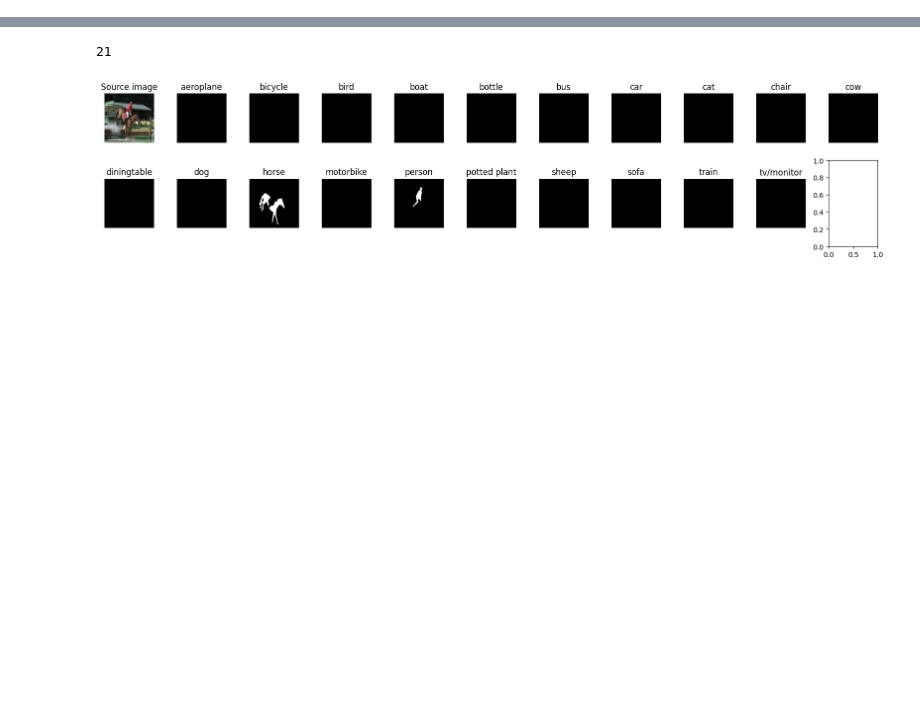
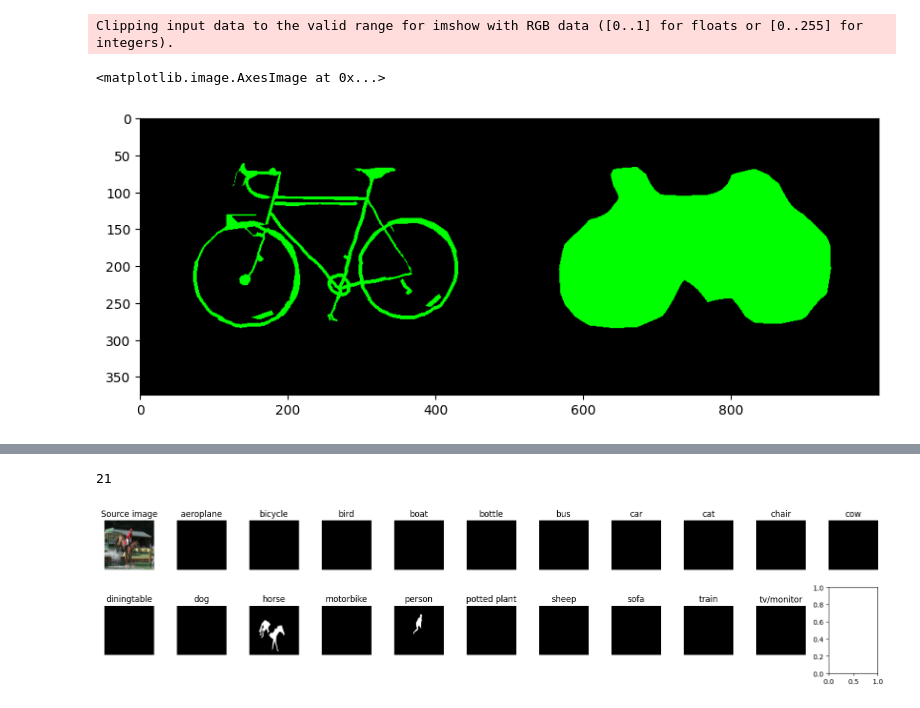
Before and after one commit to xevolesi/pytorch-fcn, a Jupyter notebook: notebooks/playground.ipynb, the cells around one changed output, grey strips where cells are left out. Cells and saved outputs as stored; diff of their text form; code cells hidden in the pictures; blank space fills up the shorter version.

```diff
--- a/notebooks/playground.ipynb
+++ b/notebooks/playground.ipynb
@@ -78,0 +134,8 @@ Clipping input data to the valid range for imshow with RGB data ([0..1] for floa
+# %%
+from source.models import FCN32VGG16
+from source.utils.augmentations import get_albumentation_augs
+
+transforms = get_albumentation_augs(config)["val"]
+model = FCN32VGG16(config).to("cpu")
+model.load_state_dict(torch.load("logs/2023-02-26 06:44:23.753710/weights/fcn_iou_0.5540962815284729.pt"))
+model.eval();
@@ -78,0 +160,16 @@ Clipping input data to the valid range for imshow with RGB data ([0..1] for floa
+# %%
+fixed_batch =  (
+    torch.randn(10, 3, 333, 516) * torch.as_tensor([255, 0, 0]).view(1, -1, 1, 1)
+    ).clamp(0, 255)
+outputs =  (
+    torch.randn(10, 3, 333, 516) * torch.as_tensor([0, 255, 0]).view(1, -1, 1, 1)
+    ).clamp(0, 255)
+masks = (
+    torch.randn(10, 3, 333, 516) * torch.as_tensor([0, 0, 255]).view(1, -1, 1, 1)
+).clamp(0, 255)
+# %%
+log_batch = torch.zeros(3 * 10, 3, 333, 516)
+for i in range(10):
+    log_batch[3 * i, :, :, :] = fixed_batch[i]
+    log_batch[3 * i + 1, :, :, :] = masks[i]
+    log_batch[3 * i + 2, :, :, :] = outputs[i]
@@ -78,0 +205,25 @@ Clipping input data to the valid range for imshow with RGB data ([0..1] for floa
+# %%
+def read_sample(image_path, mask_path):
+    image = np.array(Image.open(image_path).convert("RGB"))
+    label = np.array(Image.open(mask_path)).astype(np.int32)
+    label2 = np.zeros((*label.shape, 3))
+    for i in range(len(VOC_COLORMAP)):
+        label2[label == i] = VOC_COLORMAP[i]
+    return image, label, label2
+
+
+image, label, label2 = read_sample(images[512], labels[512])
+tensor = transforms(image=image)["image"].unsqueeze(dim=0)
+with torch.no_grad():
+    outputs = model(tensor)
+    outputs = outputs.argmax(dim=1).squeeze(dim=0).detach().cpu().numpy()
+    out = np.zeros((*outputs.shape, 3))
+    for i in range(len(VOC_COLORMAP)):
+        out[outputs == i] = VOC_COLORMAP[i]
+to_show = np.hstack((label2, out))
+plt.figure(figsize=(10, 6))
+plt.imshow(to_show)
+# %% [output]
+Clipping input data to the valid range for imshow with RGB data ([0..1] for floats or [0..255] for integers).
+<matplotlib.image.AxesImage at 0x...>
+[figure, added]
```
Also changed, not shown: parts of 24 cells of this notebook, 13 other files.
